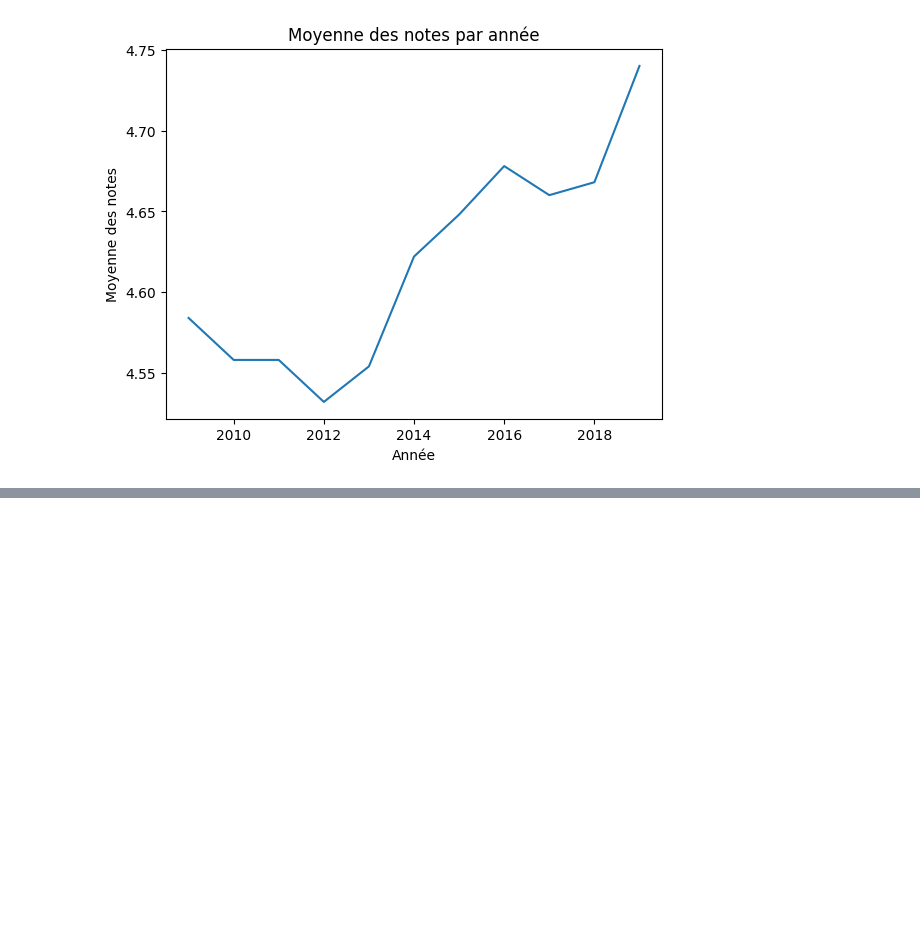
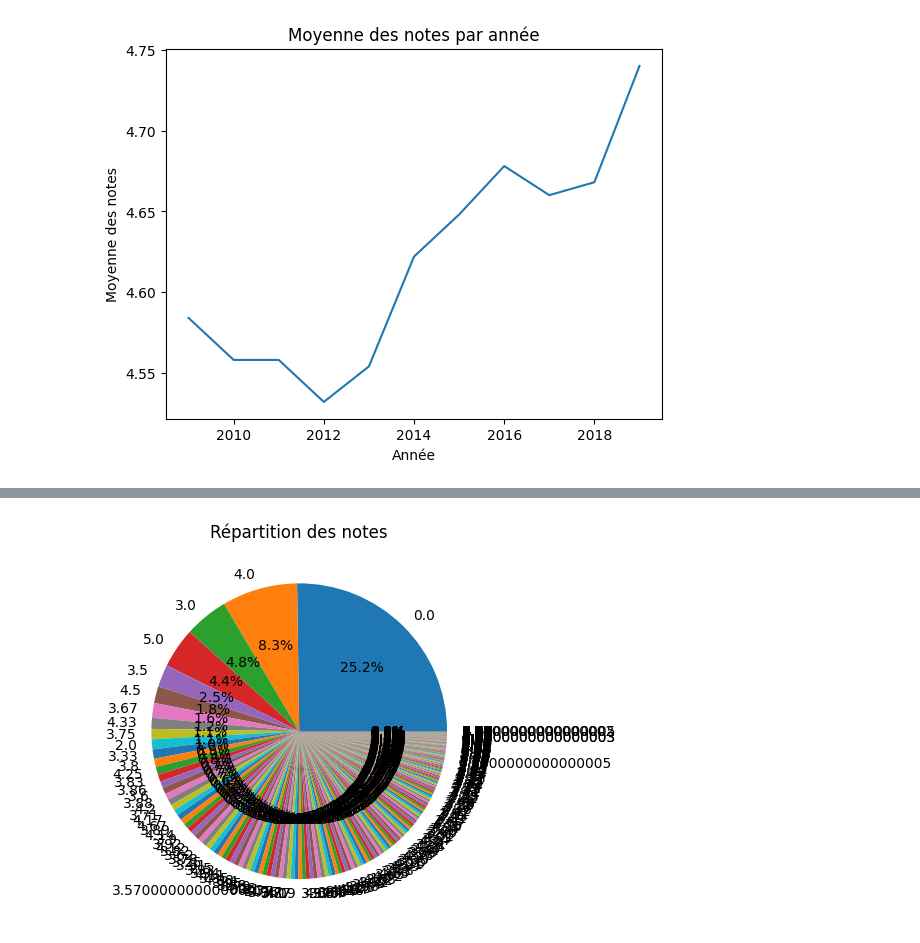
Before and after one commit to Quentin-bp/Ynov_B3_Data_BookStoryTelling, a Jupyter notebook: projetData.ipynb, the cells around one changed output, grey strips where cells are left out. Cells and saved outputs as stored; diff of their text form; code cells hidden in the pictures; blank space fills up the shorter version.

```diff
--- a/projetData.ipynb
+++ b/projetData.ipynb
@@ -143,0 +204,14 @@ KeyError: 'Year'
+# %%
+# Compter le nombre de livres pour chaque note
+ratings_count = df_final['Rating'].value_counts()
+
+# Tracer le graphique en camembert
+plt.pie(ratings_count.values, labels=ratings_count.index, autopct='%1.1f%%')
+
+# Définir le titre
+plt.title('Répartition des notes')
+
+# Afficher le graphique
+plt.show()
+# %% [output]
+[figure, added]
```
Also changed, not shown: parts of 24 cells of this notebook.
